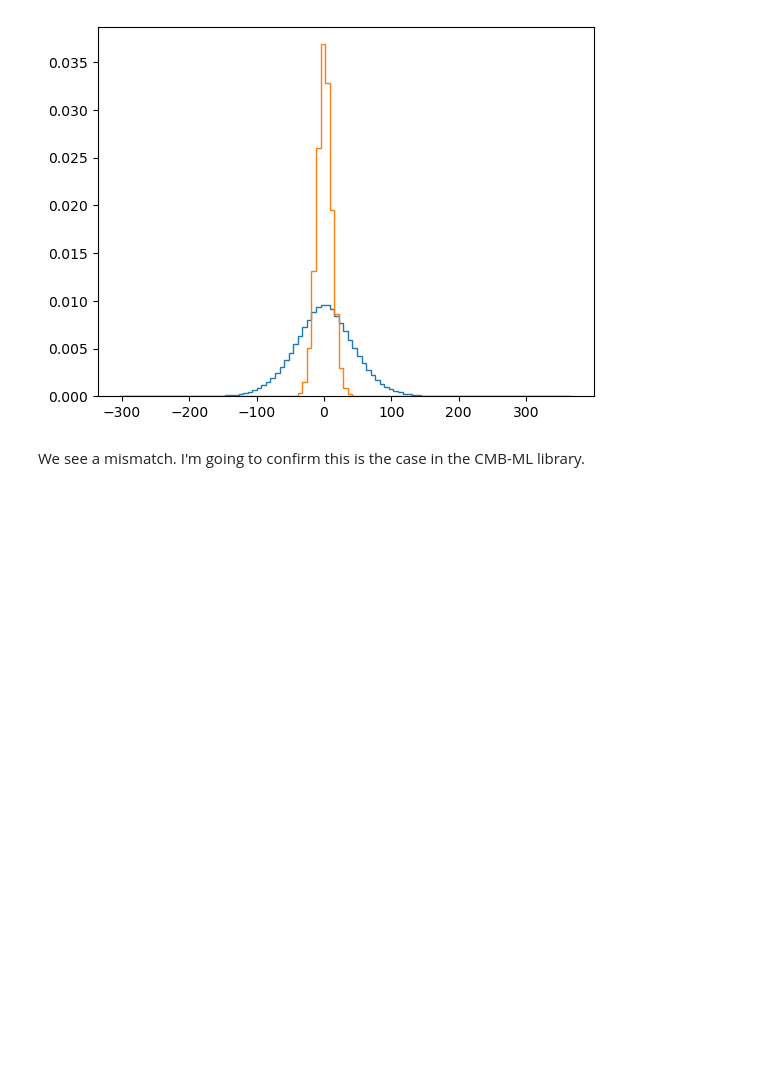
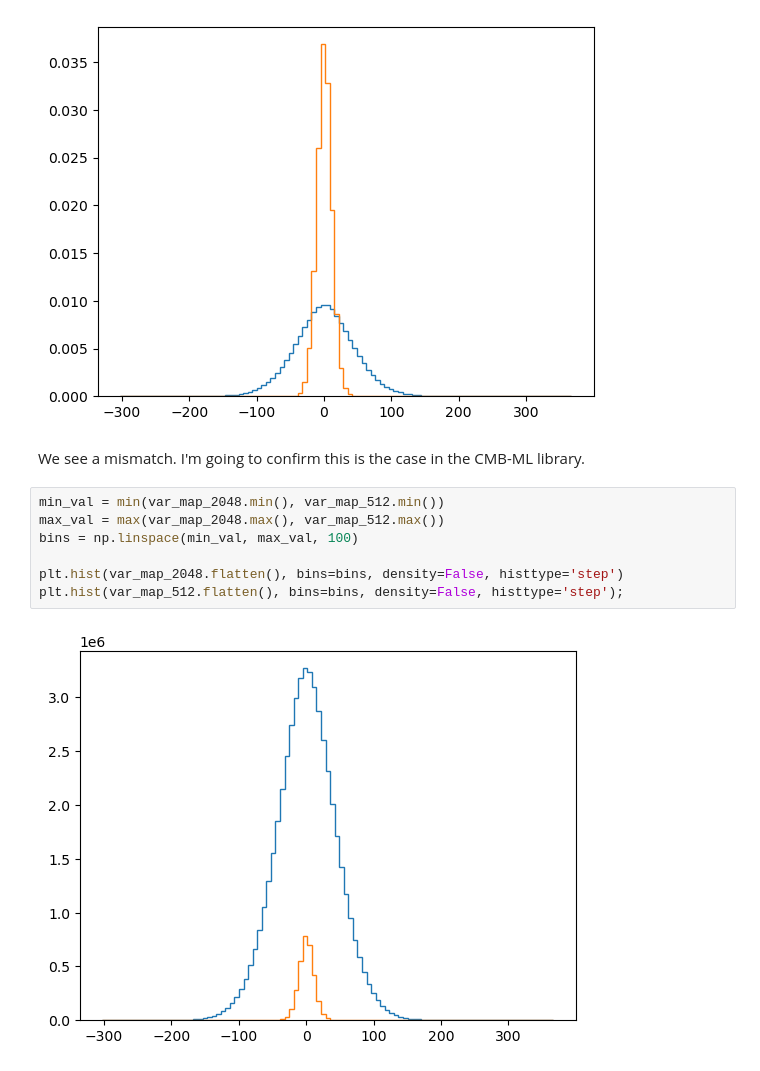
Before and after one commit to CMB-ML/variance_map_ps, a Jupyter notebook: variance_map_ps.ipynb, the cells around one changed output. Cells and saved outputs as stored; diff of their text form; blank space fills up the shorter version.

Commit message:
added non-density histogram

```diff
--- a/variance_map_ps.ipynb
+++ b/variance_map_ps.ipynb
@@ -139,3 +139,12 @@ plt.hist(var_map_512.flatten(), bins=bins, density=True, histtype='step');
 [figure]
 # %% [markdown]
 We see a mismatch. I'm going to confirm this is the case in the CMB-ML library.
+# %%
+min_val = min(var_map_2048.min(), var_map_512.min())
+max_val = max(var_map_2048.max(), var_map_512.max())
+bins = np.linspace(min_val, max_val, 100)
+
+plt.hist(var_map_2048.flatten(), bins=bins, density=False, histtype='step')
+plt.hist(var_map_512.flatten(), bins=bins, density=False, histtype='step');
+# %% [output]
+[figure, added]
```
